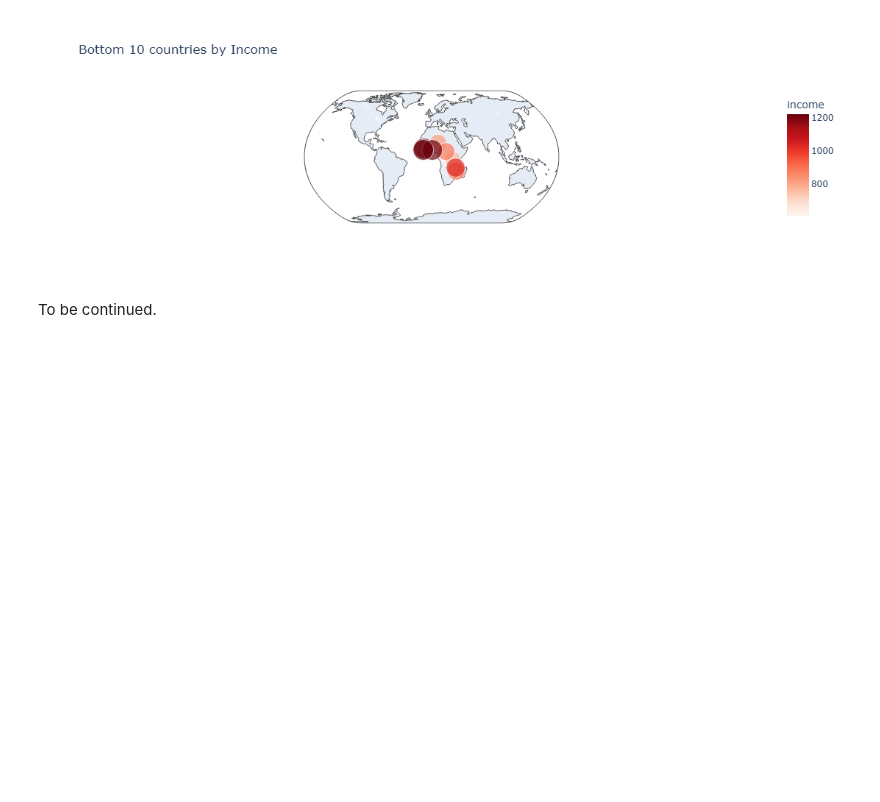
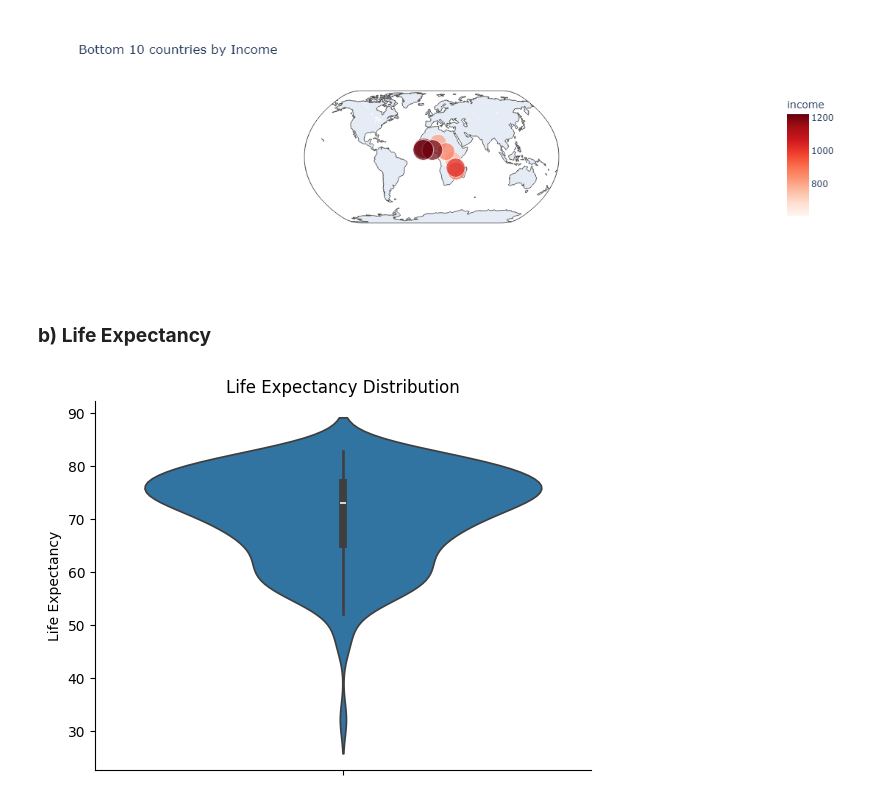
Before and after one commit to Michaela-Vosvrdova/projects, a Jupyter notebook: Country Development Clustering.ipynb, the cells around one changed output. Drawn from its saved outputs; the diff is of its cells as text; code cells hidden in the pictures; blank space fills up the shorter version.

```diff
--- a/Country Development Clustering.ipynb
+++ b/Country Development Clustering.ipynb
@@ -128,4 +139,12 @@ fig.show()
 # %% [output]
 [figure]
 # %% [markdown]
-To be continued.
+### **b) Life Expectancy**
+# %%
+sns.violinplot(data=df, y='life_expec')
+plt.title('Life Expectancy Distribution')
+plt.ylabel('Life Expectancy')
+sns.despine()
+plt.show()
+# %% [output]
+[figure, added]
```
Also changed, not shown: parts of 20 cells of this notebook.
